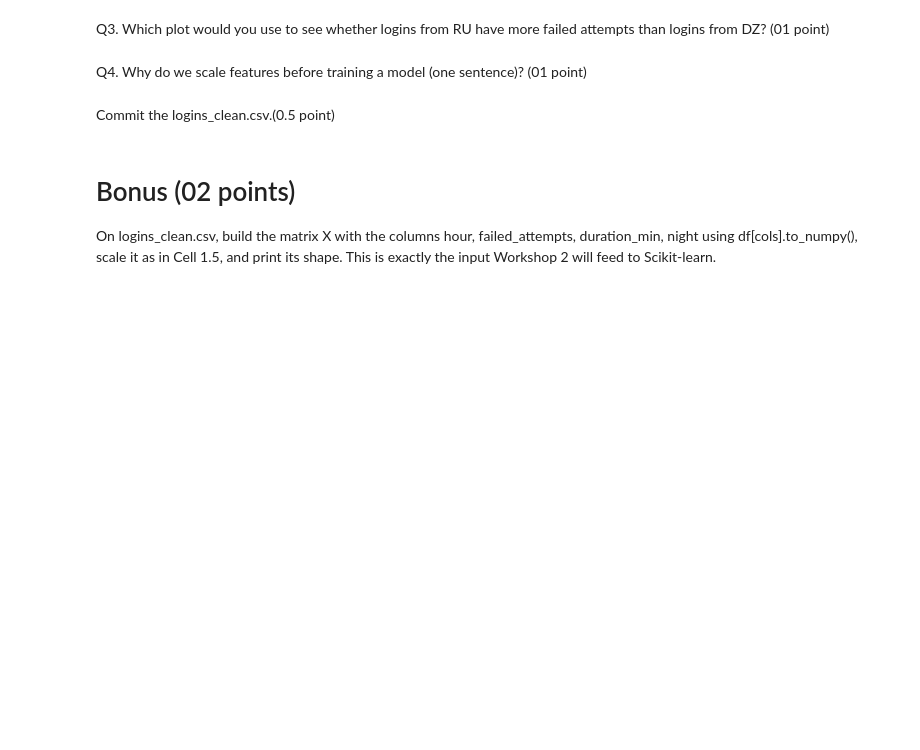
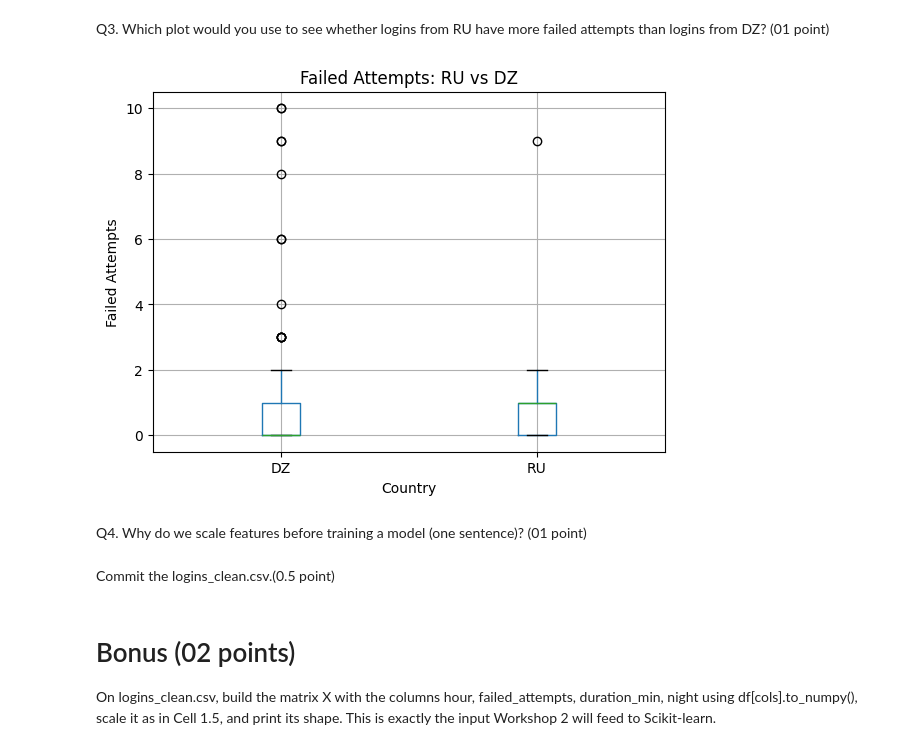
Before and after one commit to chaimagoutal/ING4-MLDLS-Workshop_1_Tools_and_Libraries, a Jupyter notebook: TP1.ipynb, the cells around one changed output. Saved outputs shown, nothing was run; the diff lists cells and outputs as text; code cells hidden in the pictures; blank space fills up the shorter version.

```diff
--- a/TP1.ipynb
+++ b/TP1.ipynb
@@ -155,2 +250,16 @@ Q3. Which plot would you use to see whether logins from RU have more failed atte
+# %%
+# Write your code here
+log[log["country"].isin(["RU", "DZ"])].boxplot(
+    column="failed_attempts",
+    by="country"
+)
+
+plt.title("Failed Attempts: RU vs DZ")
+plt.suptitle("")
+plt.xlabel("Country")
+plt.ylabel("Failed Attempts")
+plt.show()
+# %% [output]
+[figure, added]
 # %% [markdown]
 Q4. Why do we scale features before training a model (one sentence)? (01 point)
```
Also changed, not shown: parts of 26 cells of this notebook.
